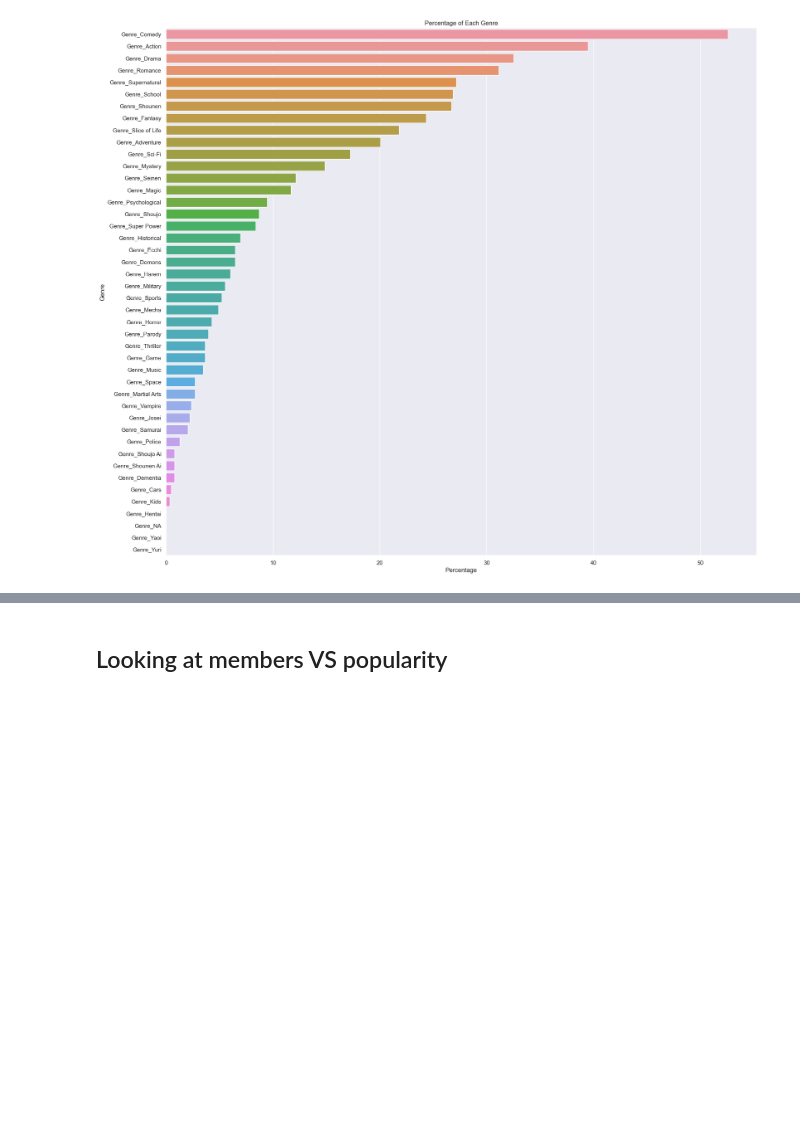
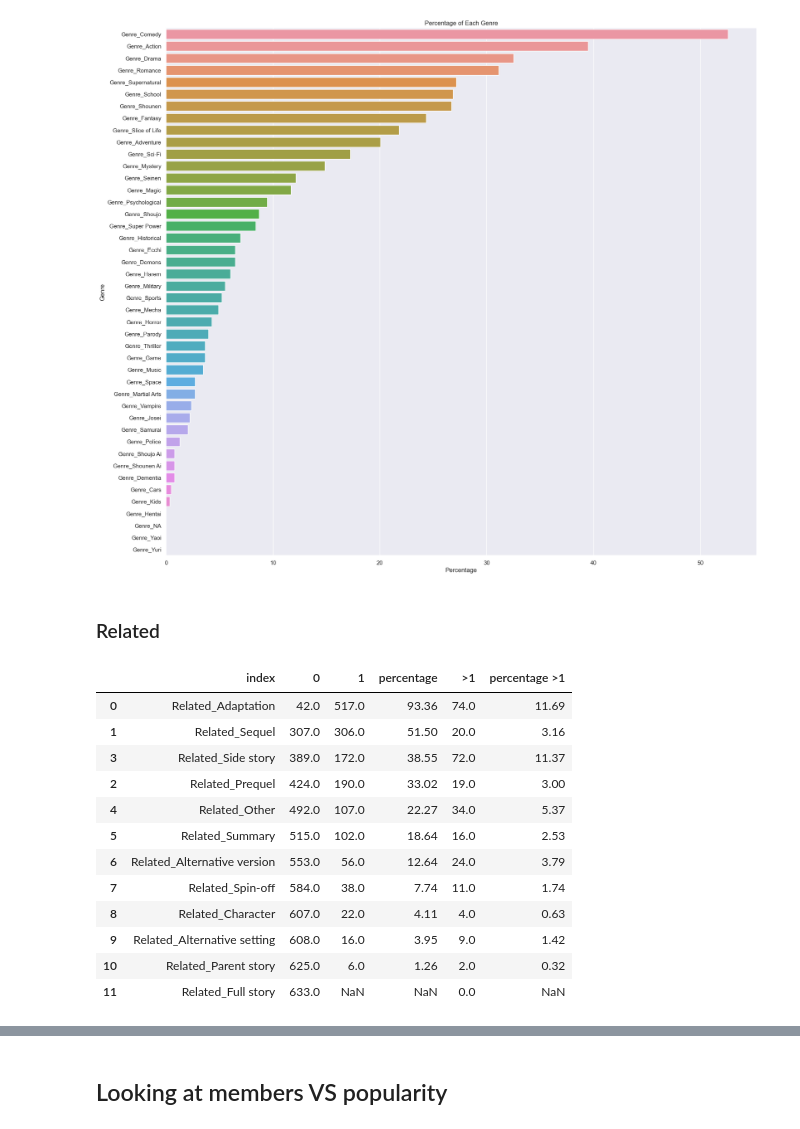
Before and after one commit to TanGuiShan/mini_project, a Jupyter notebook: Data Visualisation.ipynb, the cells around one changed output, grey strips where cells are left out. Saved outputs shown, nothing was run; the diff lists cells and outputs as text; code cells hidden in the pictures; blank space fills up the shorter version.

```diff
--- a/Data Visualisation.ipynb
+++ b/Data Visualisation.ipynb
@@ -245,3 +298,22 @@ plt.title('Percentage of Each Genre')
 plt.show()
 # %% [output]
 [figure]
+# %% [markdown]
+### Related
+# %%
+success1_related_count = get_related_count(related_list, success1)
+success1_related_count
+# %% [output]
+|  | index | 0 | 1 | percentage | >1 | percentage >1 |
+| 0 | Related_Adaptation | 42.0 | 517.0 | 93.36 | 74.0 | 11.69 |
+| 1 | Related_Sequel | 307.0 | 306.0 | 51.50 | 20.0 | 3.16 |
+| 3 | Related_Side story | 389.0 | 172.0 | 38.55 | 72.0 | 11.37 |
+| 2 | Related_Prequel | 424.0 | 190.0 | 33.02 | 19.0 | 3.00 |
+| 4 | Related_Other | 492.0 | 107.0 | 22.27 | 34.0 | 5.37 |
+| 5 | Related_Summary | 515.0 | 102.0 | 18.64 | 16.0 | 2.53 |
+| 6 | Related_Alternative version | 553.0 | 56.0 | 12.64 | 24.0 | 3.79 |
+| 7 | Related_Spin-off | 584.0 | 38.0 | 7.74 | 11.0 | 1.74 |
+| 8 | Related_Character | 607.0 | 22.0 | 4.11 | 4.0 | 0.63 |
+| 9 | Related_Alternative setting | 608.0 | 16.0 | 3.95 | 9.0 | 1.42 |
+| 10 | Related_Parent story | 625.0 | 6.0 | 1.26 | 2.0 | 0.32 |
+| 11 | Related_Full story | 633.0 | NaN | NaN | 0.0 | NaN |
```
Also changed, not shown: parts of 16 cells of this notebook.
